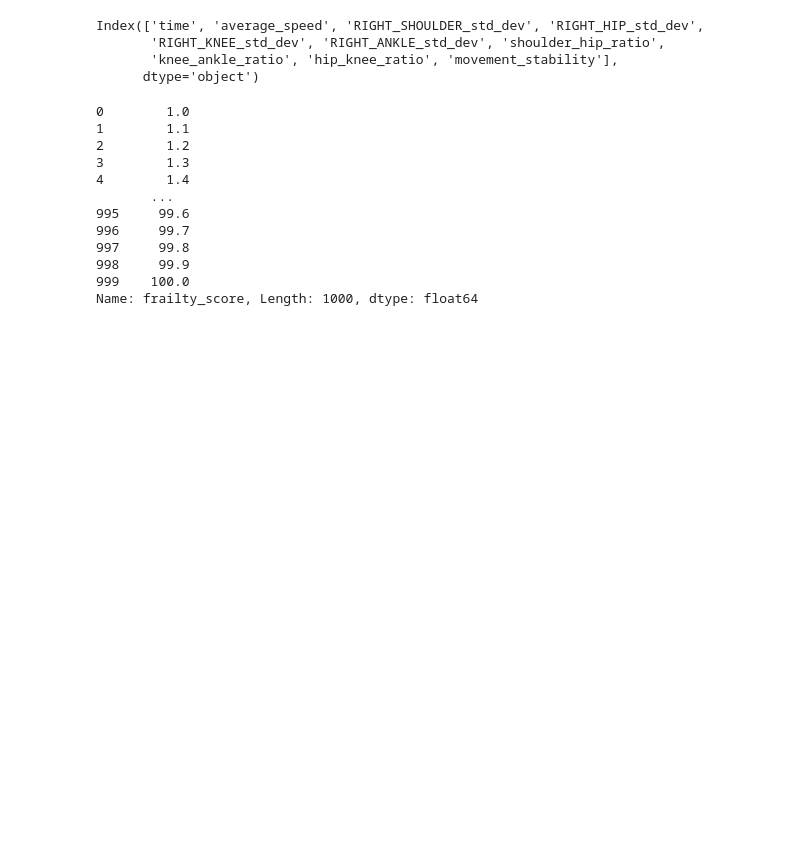
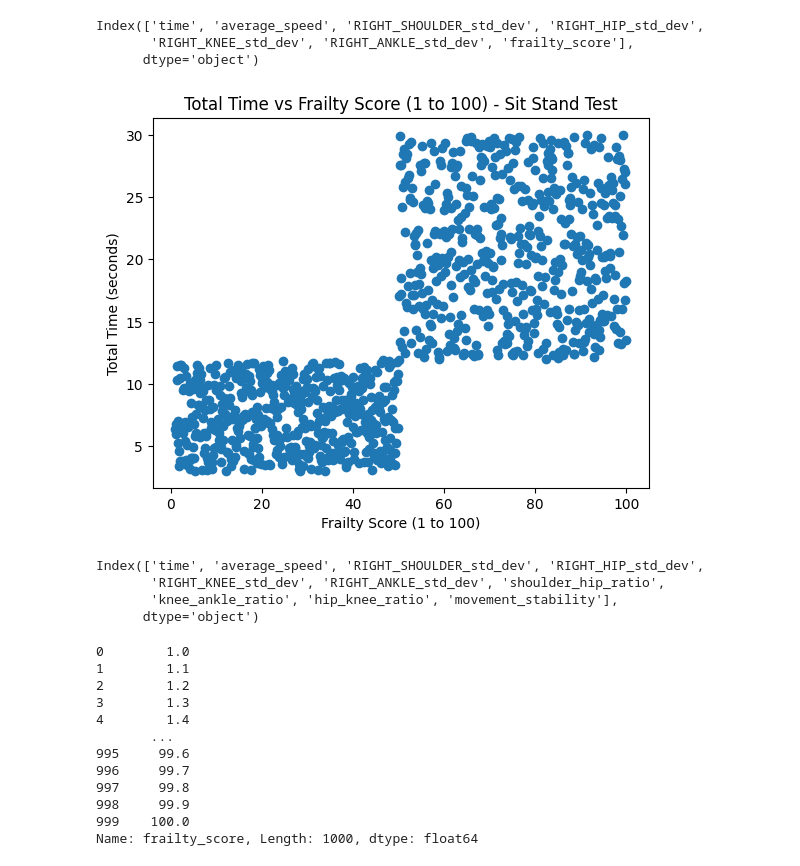
Before and after one commit to brennanleez-coder/opencv-healthcare, a Jupyter notebook: algorithms/TUG_ml/ml.ipynb, the cells around one changed output. Saved outputs shown, nothing was run; the diff lists cells and outputs as text; code cells hidden in the pictures; blank space fills up the shorter version.

```diff
--- a/algorithms/TUG_ml/ml.ipynb
+++ b/algorithms/TUG_ml/ml.ipynb
@@ -91,51 +102,60 @@ synthetic_data = []
 for score in frailty_scores:
     # Rule: for scores > 50, total time > 12 seconds, scaled by frailty score
     if score > 50:
-        total_time = np.random.uniform(12, highest_frailty_benchmark['time'])  # Time increases with frailty score
+        total_time = np.random.uniform(12, 30)  # Time increases with frailty score
+        average_speed = np.random.uniform(20, 50)  # Speed decreases with frailty score
     else:
-        total_time = np.random.uniform(lowest_frailty_benchmark['time'], 12)  # Faster times for lower scores
+        total_time = np.random.uniform(3, 12)  # Faster times for lower scores
+        average_speed = np.random.uniform(50, 150)
 
     # Max and Min Angles: Decrease with frailty score, bounded by benchmarks
-    max_max_angle = np.random.uniform(highest_frailty_benchmark['max_max_angle'], lowest_frailty_benchmark['max_max_angle'])
-    min_max_angle = np.random.uniform(highest_frailty_benchmark['min_max_angle'], lowest_frailty_benchmark['min_max_angle'])
+    # max_max_angle = np.random.uniform(highest_frailty_benchmark['max_max_angle'], lowest_frailty_benchmark['max_max_angle'])
+    # min_max_angle = np.random.uniform(highest_frailty_benchmark['min_max_angle'], lowest_frailty_benchmark['min_max_angle'])
+    # max_max_angle = np.random.uniform(160, 179.9)
+    # min_max_angle = np.random.uniform(150,170)
 
     # Joint movement variation: Decrease with frailty score, bounded by benchmarks
-    shoulder_std = np.random.uniform(highest_frailty_benchmark['LEFT_SHOULDER_std_dev'], lowest_frailty_benchmark['LEFT_SHOULDER_std_dev'])
-    hip_std = np.random.uniform(highest_frailty_benchmark['LEFT_HIP_std_dev'], lowest_frailty_benchmark['LEFT_HIP_std_dev'])
-    knee_std = np.random.uniform(highest_frailty_benchmark['LEFT_KNEE_std_dev'], lowest_frailty_benchmark['LEFT_KNEE_std_dev'])
-    ankle_std = np.random.uniform(highest_frailty_benchmark['NOSE_std_dev'], lowest_frailty_benchmark['NOSE_std_dev'])
+    shoulder_std = np.random.uniform(highest_frailty_benchmark['RIGHT_SHOULDER_std_dev'], lowest_frailty_benchmark['RIGHT_SHOULDER_std_dev'])
+    hip_std = np.random.uniform(highest_frailty_benchmark['RIGHT_HIP_std_dev'], lowest_frailty_benchmark['RIGHT_HIP_std_dev'])
+    knee_std = np.random.uniform(highest_frailty_benchmark['RIGHT_KNEE_std_dev'], lowest_frailty_benchmark['RIGHT_KNEE_std_dev'])
+    ankle_std = np.random.uniform(highest_frailty_benchmark['RIGHT_ANKLE_std_dev'], lowest_frailty_benchmark['RIGHT_ANKLE_std_dev'])
 
     # Append the generated data for this row
     synthetic_data.append({
         'time': total_time,
-        'max_max_angle': max_max_angle,
-        'min_max_angle': min_max_angle,
+        'average_speed': average_speed,
+        # 'min_max_angle': min_max_angle,
         'RIGHT_SHOULDER_std_dev': shoulder_std,
         'RIGHT_HIP_std_dev': hip_std,
         'RIGHT_KNEE_std_dev': knee_std,
         'RIGHT_ANKLE_std_dev': ankle_std,
         'frailty_score': score
     })
 
 #
 
 
 
 # Convert the list of synthetic data to a DataFrame
 df_synthetic = pd.DataFrame(synthetic_data)
 df_synthetic['time'] = pd.to_numeric(df_synthetic['time'], errors='coerce')  # Convert to numeric, NaN for invalid parsing
-df_synthetic['avg_duration'] = df_synthetic['time'].apply(lambda x: x/5)
+# df_synthetic['avg_duration'] = df_synthetic['time'].apply(lambda x: x/5)
 # Save the synthetic data to a CSV file
-df_synthetic.to_csv('synthetic_data_sit_stand.csv', index=False)
+df_synthetic.to_csv('synthetic_data_tug.csv', index=False)
 
 # Print the synthetic DataFrame
 print(df_synthetic.columns)
 
 # Plot the synthetic data for visualizing the relationship between frailty score and total time
 plt.scatter(df_synthetic['frailty_score'], df_synthetic['time'])
 plt.xlabel('Frailty Score (1 to 100)')
 plt.ylabel('Total Time (seconds)')
 plt.title('Total Time vs Frailty Score (1 to 100) - Sit Stand Test')
 plt.show()
+# %% [output]
+Index(['time', 'average_speed', 'RIGHT_SHOULDER_std_dev', 'RIGHT_HIP_std_dev',
+       'RIGHT_KNEE_std_dev', 'RIGHT_ANKLE_std_dev', 'frailty_score'],
+      dtype='object')
+[figure, added]
 # %%
 import pandas as pd
```
Also changed, not shown: parts of 10 cells of this notebook, 27 other files.
